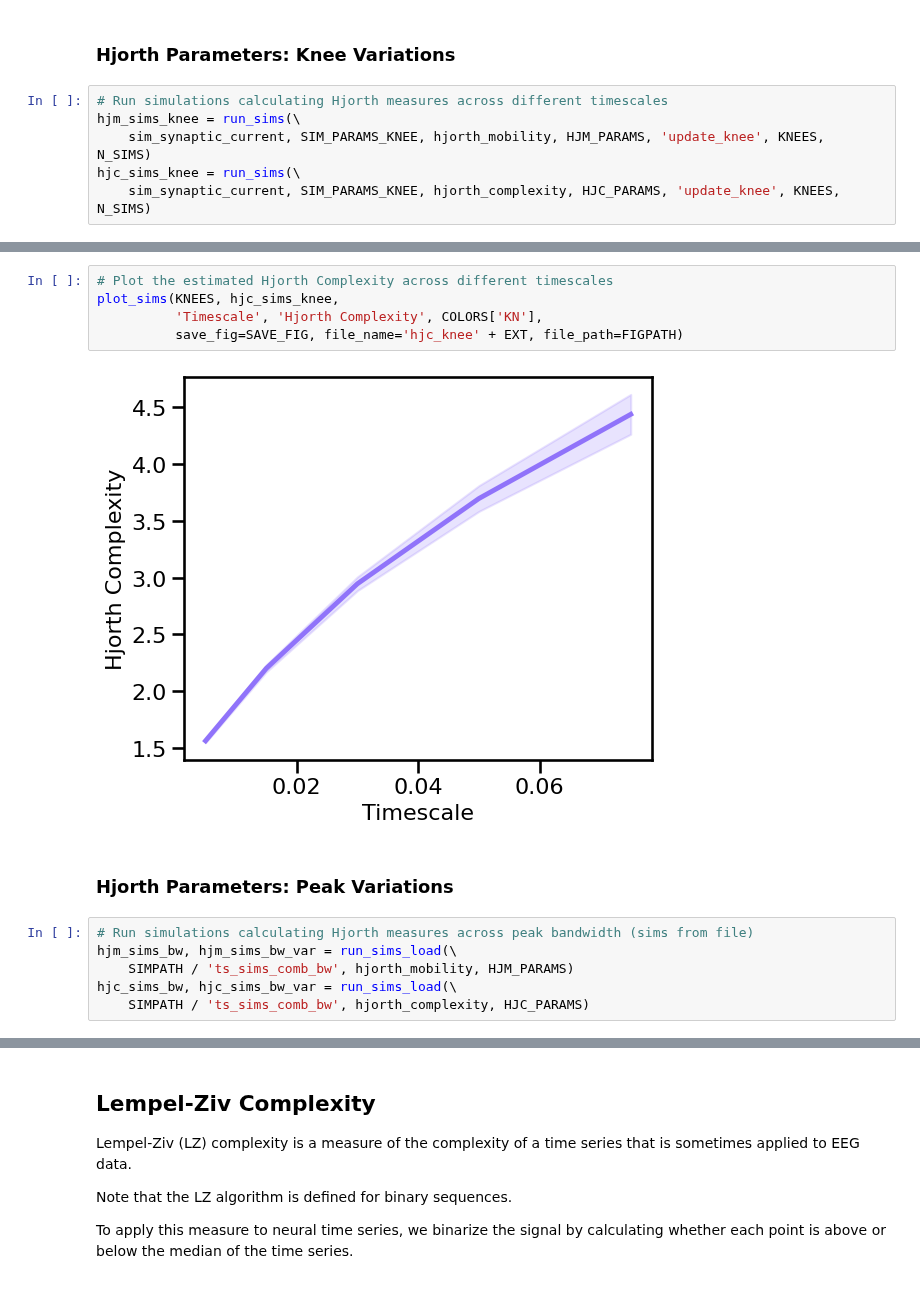
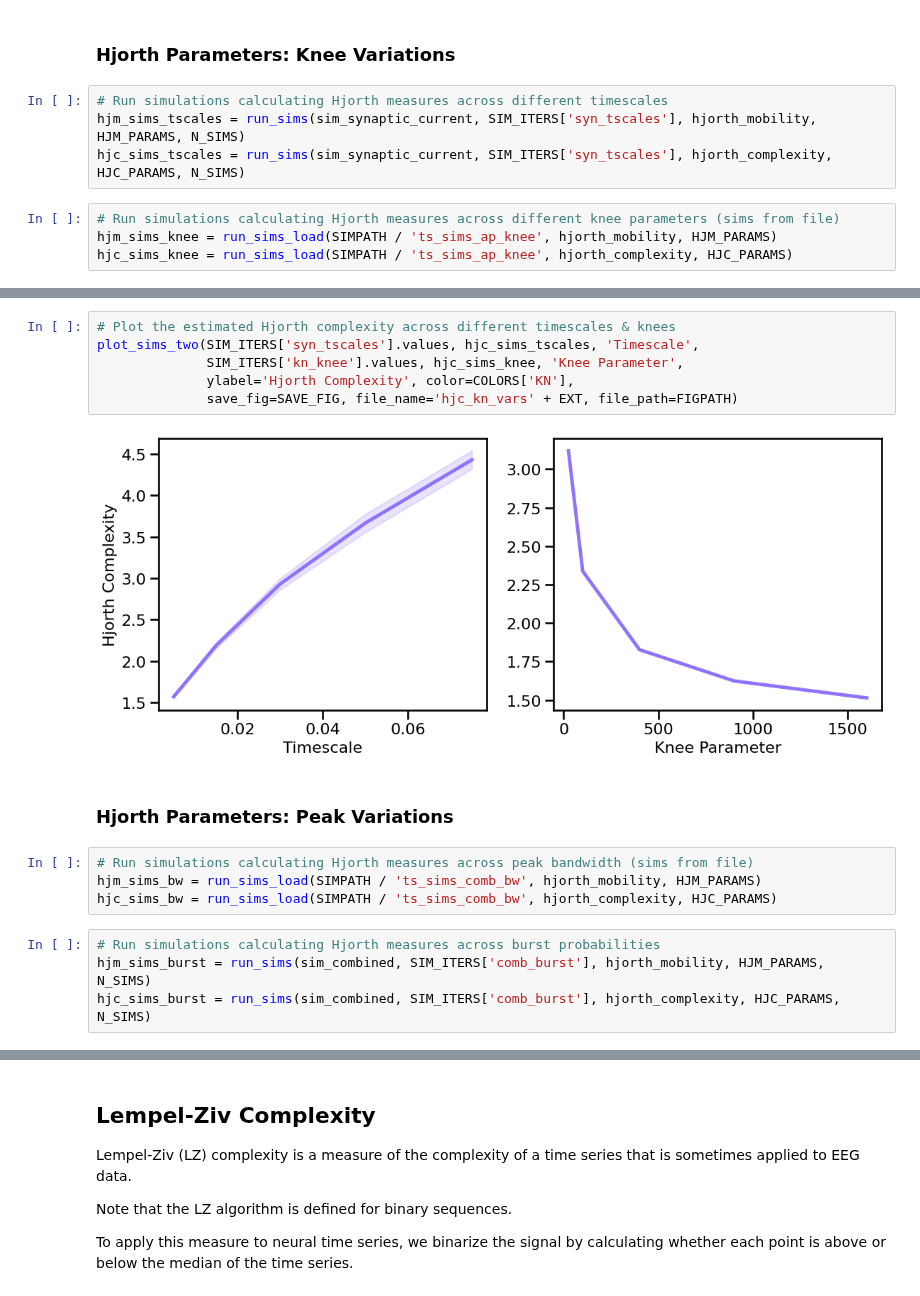
Before and after one commit to AperiodicMethods/AperiodicMethods, a Jupyter notebook: notebooks/24-Complexity.ipynb, the cells around one changed output, grey strips where cells are left out. Drawn from its saved outputs; the diff is of its cells as text.

```diff
--- a/notebooks/24-Complexity.ipynb
+++ b/notebooks/24-Complexity.ipynb
@@ -161,8 +159,10 @@ plot_pe_sims(hjc_sims_freq, hjc_sims_pow, 'Hjorth Complexity',
 ### Hjorth Parameters: Knee Variations
 # %%
 # Run simulations calculating Hjorth measures across different timescales
-hjm_sims_knee = run_sims(\
-    sim_synaptic_current, SIM_PARAMS_KNEE, hjorth_mobility, HJM_PARAMS, 'update_knee', KNEES, N_SIMS)
-hjc_sims_knee = run_sims(\
-    sim_synaptic_current, SIM_PARAMS_KNEE, hjorth_complexity, HJC_PARAMS, 'update_knee', KNEES, N_SIMS)
+hjm_sims_tscales = run_sims(sim_synaptic_current, SIM_ITERS['syn_tscales'], hjorth_mobility, HJM_PARAMS, N_SIMS)
+hjc_sims_tscales = run_sims(sim_synaptic_current, SIM_ITERS['syn_tscales'], hjorth_complexity, HJC_PARAMS, N_SIMS)
+# %%
+# Run simulations calculating Hjorth measures across different knee parameters (sims from file)
+hjm_sims_knee = run_sims_load(SIMPATH / 'ts_sims_ap_knee', hjorth_mobility, HJM_PARAMS)
+hjc_sims_knee = run_sims_load(SIMPATH / 'ts_sims_ap_knee', hjorth_complexity, HJC_PARAMS)
 # %%
@@ -174,16 +176,19 @@ plot_sims(KNEES, hjm_sims_knee, 'Timescale', 'Hjorth Mobility', COLORS['KN'],
 # %%
-# Plot the estimated Hjorth Complexity across different timescales
-plot_sims(KNEES, hjc_sims_knee,
-          'Timescale', 'Hjorth Complexity', COLORS['KN'],
-          save_fig=SAVE_FIG, file_name='hjc_knee' + EXT, file_path=FIGPATH)
+# Plot the estimated Hjorth complexity across different timescales & knees
+plot_sims_two(SIM_ITERS['syn_tscales'].values, hjc_sims_tscales, 'Timescale',
+              SIM_ITERS['kn_knee'].values, hjc_sims_knee, 'Knee Parameter',
+              ylabel='Hjorth Complexity', color=COLORS['KN'],
+              save_fig=SAVE_FIG, file_name='hjc_kn_vars' + EXT, file_path=FIGPATH)
 # %% [output]
-[figure, old version]
+[figure, new version]
 # %% [markdown]
 ### Hjorth Parameters: Peak Variations
 # %%
 # Run simulations calculating Hjorth measures across peak bandwidth (sims from file)
-hjm_sims_bw, hjm_sims_bw_var = run_sims_load(\
-    SIMPATH / 'ts_sims_comb_bw', hjorth_mobility, HJM_PARAMS)
-hjc_sims_bw, hjc_sims_bw_var = run_sims_load(\
-    SIMPATH / 'ts_sims_comb_bw', hjorth_complexity, HJC_PARAMS)
+hjm_sims_bw = run_sims_load(SIMPATH / 'ts_sims_comb_bw', hjorth_mobility, HJM_PARAMS)
+hjc_sims_bw = run_sims_load(SIMPATH / 'ts_sims_comb_bw', hjorth_complexity, HJC_PARAMS)
+# %%
+# Run simulations calculating Hjorth measures across burst probabilities
+hjm_sims_burst = run_sims(sim_combined, SIM_ITERS['comb_burst'], hjorth_mobility, HJM_PARAMS, N_SIMS)
+hjc_sims_burst = run_sims(sim_combined, SIM_ITERS['comb_burst'], hjorth_complexity, HJC_PARAMS, N_SIMS)
 # %%
```
Also changed, not shown: parts of 49 cells of this notebook.
